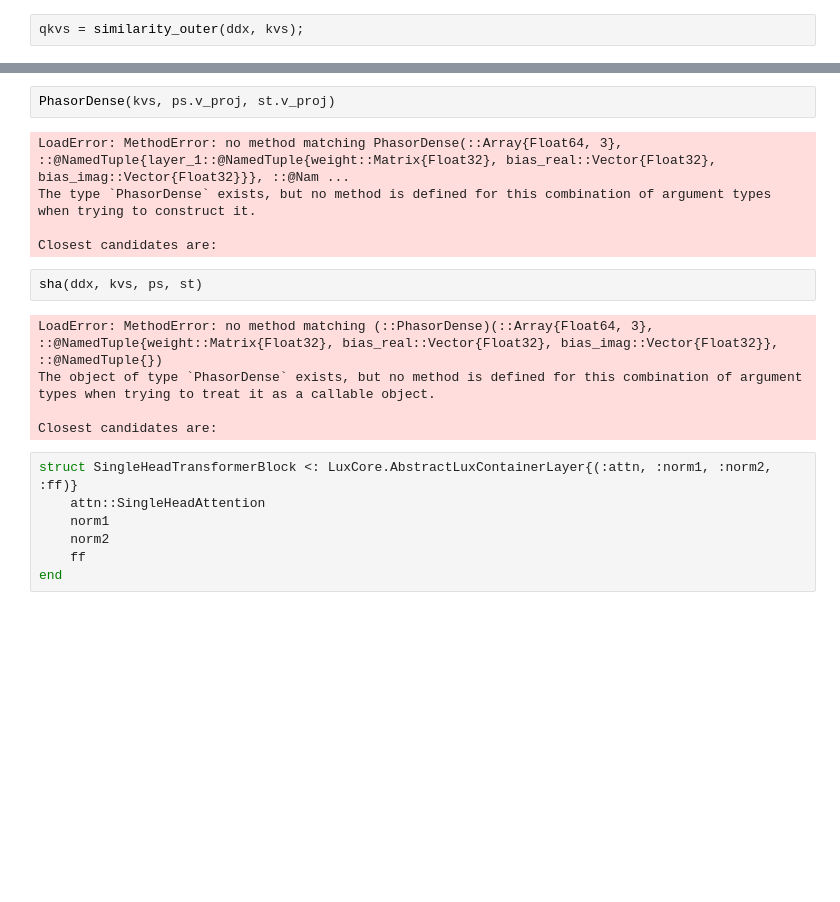
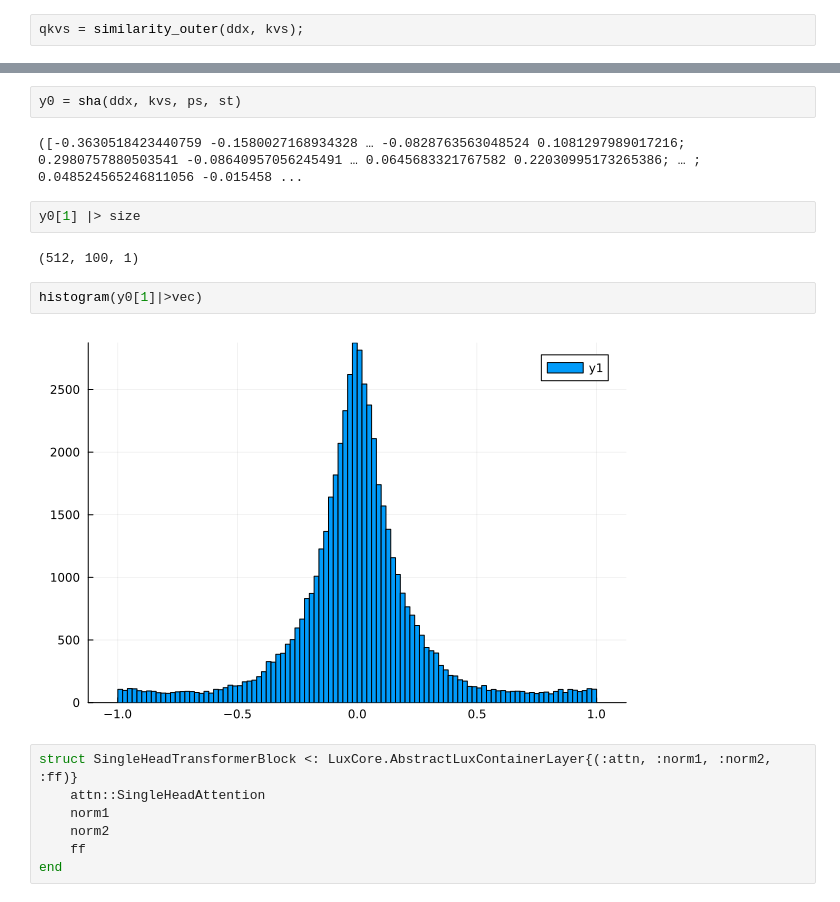
Before and after one commit to wilkieolin/PhasorNetworks.jl, a Jupyter notebook: demos/xform network.ipynb, the cells around one changed output, grey strips where cells are left out. Saved outputs shown, nothing was run; the diff lists cells and outputs as text; blank space fills up the shorter version.

```diff
--- a/demos/xform network.ipynb
+++ b/demos/xform network.ipynb
@@ -573,17 +590,15 @@ ps, st = Lux.setup(rng, sha)
 # %%
-PhasorDense(kvs, ps.v_proj, st.v_proj)
+y0 = sha(ddx, kvs, ps, st)
 # %% [output]
-LoadError: MethodError: no method matching PhasorDense(::Array{Float64, 3}, ::@NamedTuple{layer_1::@NamedTuple{weight::Matrix{Float32}, bias_real::Vector{Float32}, bias_imag::Vector{Float32}}}, ::@Nam ...
-The type `PhasorDense` exists, but no method is defined for this combination of argument types when trying to construct it.
-
-Closest candidates are:
+([-0.3630518423440759 -0.1580027168934328 … -0.0828763563048524 0.1081297989017216; 0.2980757880503541 -0.08640957056245491 … 0.0645683321767582 0.22030995173265386; … ; 0.048524565246811056 -0.015458 ...
-# %%
-sha(ddx, kvs, ps, st)
-# %% [output]
-LoadError: MethodError: no method matching (::PhasorDense)(::Array{Float64, 3}, ::@NamedTuple{weight::Matrix{Float32}, bias_real::Vector{Float32}, bias_imag::Vector{Float32}}, ::@NamedTuple{})
-The object of type `PhasorDense` exists, but no method is defined for this combination of argument types when trying to treat it as a callable object.
-
-Closest candidates are:
+# %%
+y0[1] |> size
+# %% [output]
+(512, 100, 1)
+# %%
+histogram(y0[1]|>vec)
+# %% [output]
+[figure, added]
 # %%
 struct SingleHeadTransformerBlock <: LuxCore.AbstractLuxContainerLayer{(:attn, :norm1, :norm2, :ff)}
     attn::SingleHeadAttention
```
Also changed, not shown: parts of 10 cells of this notebook.
